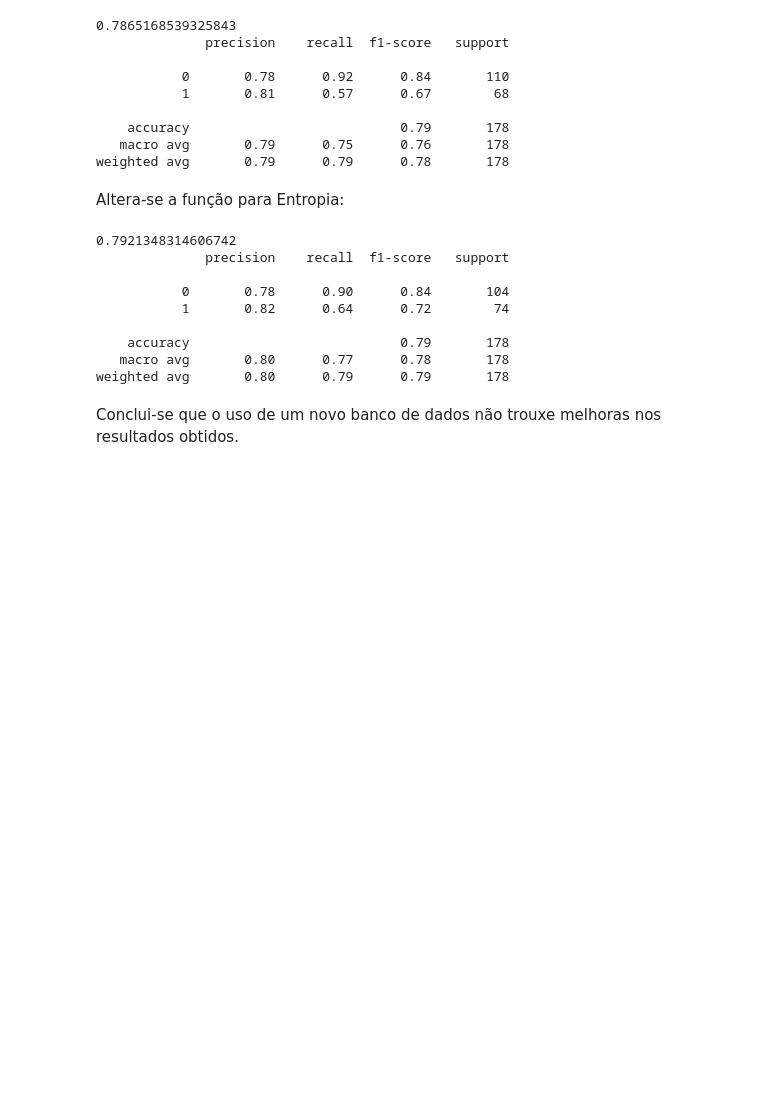
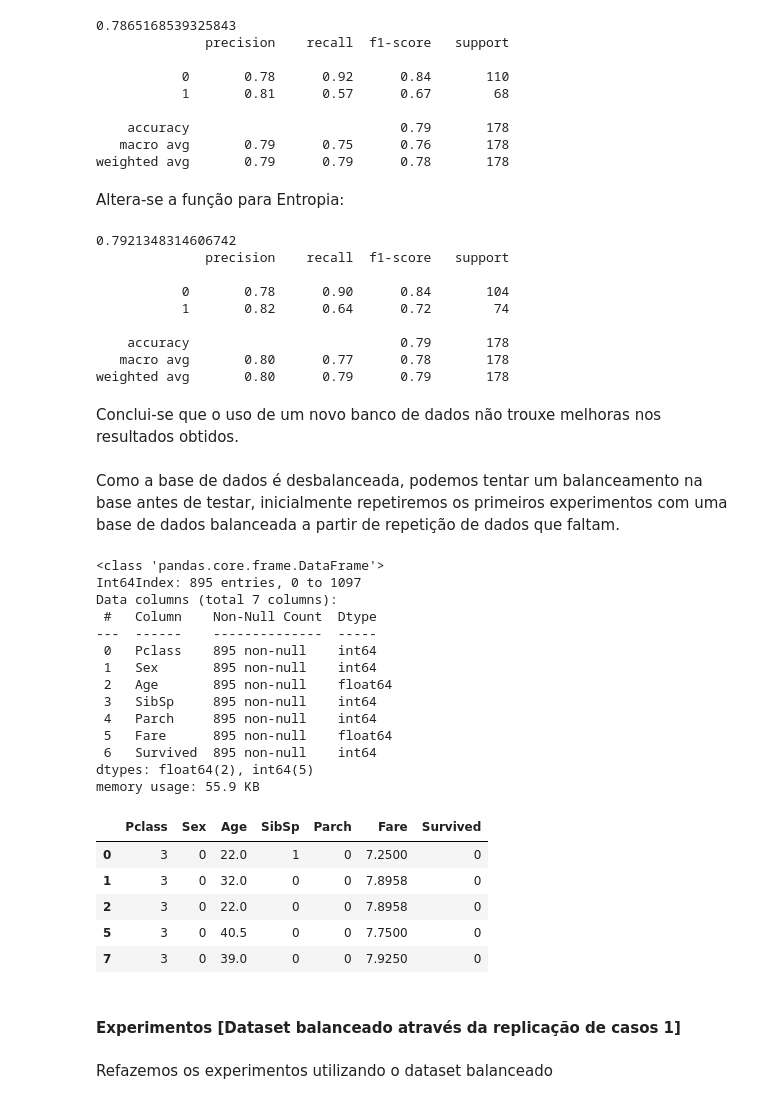
Before and after one commit to jc-costa/Aprendizagem-de-Maquina-SI, a Jupyter notebook: Mini-projeto Árvores de Decisão - Sobrevivência no Titanic/DTC.ipynb, the cells around one changed output. Cells and saved outputs as stored; diff of their text form; code cells hidden in the pictures; blank space fills up the shorter version.

Commit message:
adicionado experimentos com datasets balanceados

```diff
--- a/Mini-projeto Árvores de Decisão - Sobrevivência no Titanic/DTC.ipynb
+++ b/Mini-projeto Árvores de Decisão - Sobrevivência no Titanic/DTC.ipynb
@@ -574,3 +574,48 @@ print(report)
 weighted avg       0.80      0.79      0.79       178
 # %% [markdown]
 Conclui-se que o uso de um novo banco de dados não trouxe melhoras nos resultados obtidos.
+# %% [markdown]
+Como a base de dados é desbalanceada, podemos tentar um balanceamento na base antes de testar, inicialmente repetiremos os primeiros experimentos com uma base de dados balanceada a partir de repetição de dados que faltam.
+# %%
+new_data3 = data[['Pclass', 'Sex', 'Age', 'SibSp', 'Parch', 'Fare', 'Survived']].sort_values(by= ['Survived'])
+
+new_data3['Sex'].replace(['female','male'],[1,0],inplace=True)
+
+new_data4 = new_data3.copy()
+
+
+toomany1 = 0
+for i in range(891):
+    s = new_data3['Survived']
+    if(s[i+1] == 0):
+        new_data3.drop((i+1),axis=0,inplace=True)
+    elif(s[i+1] == 1 and toomany1 < 135):
+        new_data3.drop((i+1),axis=0,inplace=True)
+        toomany1 = toomany1 + 1
+
+new_data4 = new_data4.append(new_data3, ignore_index=True)
+
+new_data4 = new_data4.dropna()
+new_data4.info()
+new_data4.head()
+# %% [output]
+<class 'pandas.core.frame.DataFrame'>
+Int64Index: 895 entries, 0 to 1097
+Data columns (total 7 columns):
+ #   Column    Non-Null Count  Dtype
+---  ------    --------------  -----
+ 0   Pclass    895 non-null    int64
+ 1   Sex       895 non-null    int64
+ 2   Age       895 non-null    float64
+ 3   SibSp     895 non-null    int64
+ 4   Parch     895 non-null    int64
+ 5   Fare      895 non-null    float64
+ 6   Survived  895 non-null    int64
+dtypes: float64(2), int64(5)
+memory usage: 55.9 KB
+|  | Pclass | Sex | Age | SibSp | Parch | Fare | Survived |
+| 0 | 3 | 0 | 22.0 | 1 | 0 | 7.2500 | 0 |
+| 1 | 3 | 0 | 32.0 | 0 | 0 | 7.8958 | 0 |
+| 2 | 3 | 0 | 22.0 | 0 | 0 | 7.8958 | 0 |
+| 5 | 3 | 0 | 40.5 | 0 | 0 | 7.7500 | 0 |
+| 7 | 3 | 0 | 39.0 | 0 | 0 | 7.9250 | 0 |
@@ -576,0 +625,4 @@ Conclui-se que o uso de um novo banco de dados não trouxe melhoras nos resultad
+# %% [markdown]
+#### Experimentos [Dataset balanceado através da replicação de casos 1]
+# %% [markdown]
+Refazemos os experimentos utilizando o dataset balanceado
```
Also changed, not shown: parts of 26 cells of this notebook, 1 other file.
